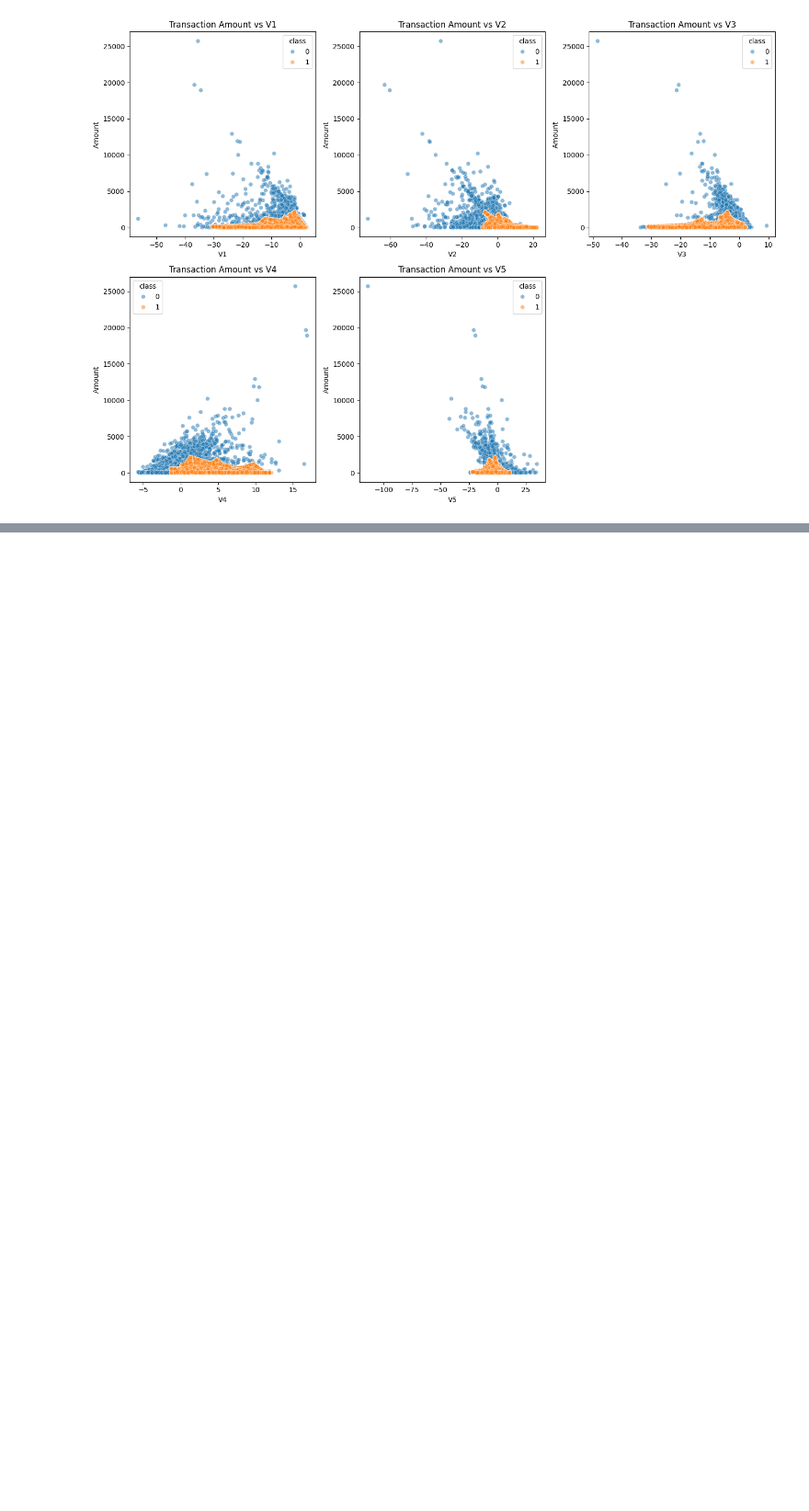
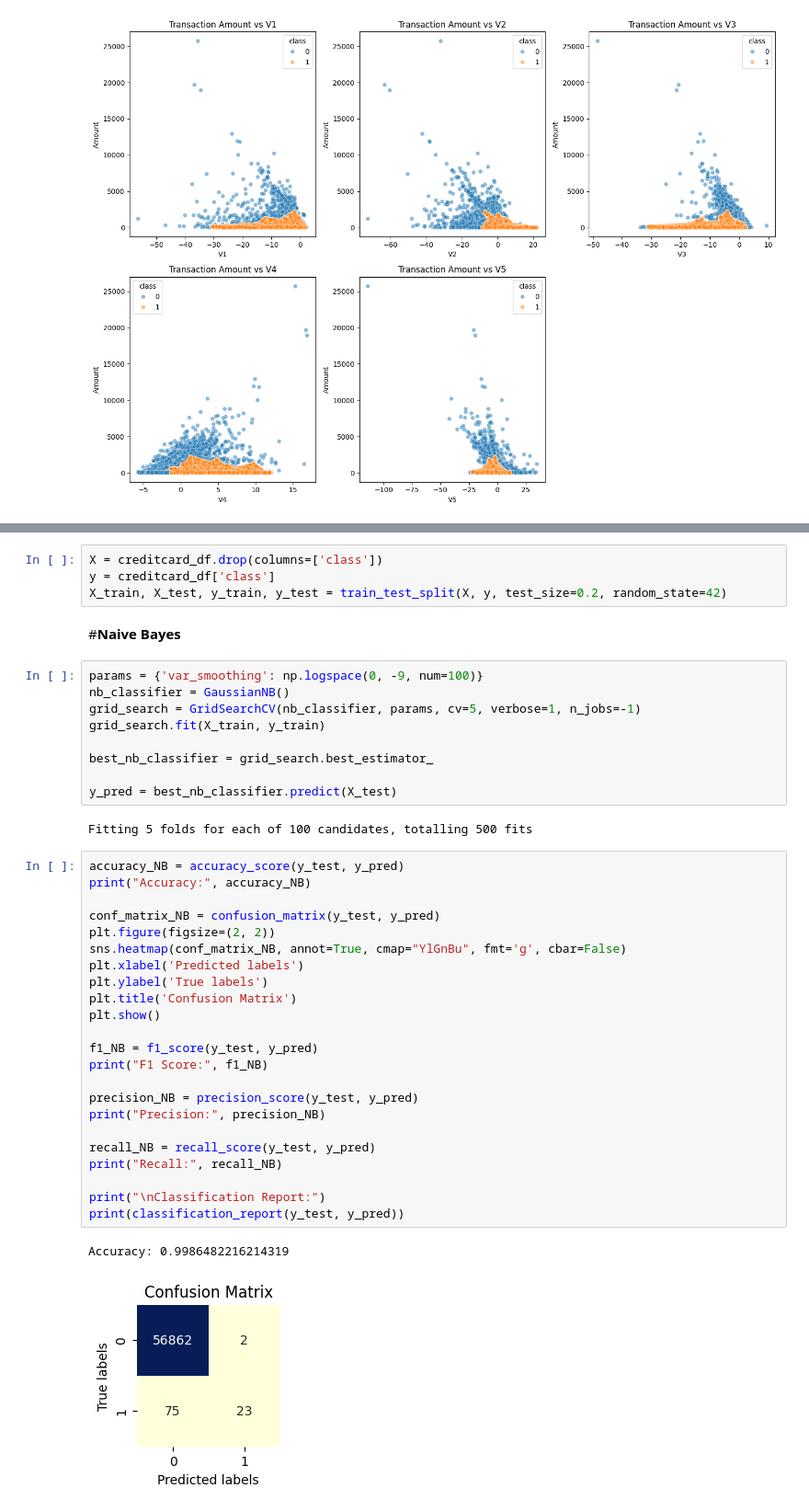
Before and after one commit to sidsharma1331/CSCI5502_Data_Mining_Project, a Jupyter notebook: CSCI5502_Project_Sharma_Tapas_Xia.ipynb, the cells around one changed output, grey strips where cells are left out. Shown at 92% size. Cells and saved outputs as stored; diff of their text form; blank space fills up the shorter version.

```diff
--- a/CSCI5502_Project_Sharma_Tapas_Xia.ipynb
+++ b/CSCI5502_Project_Sharma_Tapas_Xia.ipynb
@@ -408,0 +513,43 @@ plot_transaction_amount_vs_features(balanced_df)
+# %%
+X = creditcard_df.drop(columns=['class'])
+y = creditcard_df['class']
+X_train, X_test, y_train, y_test = train_test_split(X, y, test_size=0.2, random_state=42)
+# %% [markdown]
+#**Naive Bayes**
+# %%
+params = {'var_smoothing': np.logspace(0, -9, num=100)}
+nb_classifier = GaussianNB()
+grid_search = GridSearchCV(nb_classifier, params, cv=5, verbose=1, n_jobs=-1)
+grid_search.fit(X_train, y_train)
+
+best_nb_classifier = grid_search.best_estimator_
+
+y_pred = best_nb_classifier.predict(X_test)
+# %% [output]
+Fitting 5 folds for each of 100 candidates, totalling 500 fits
+# %%
+accuracy_NB = accuracy_score(y_test, y_pred)
+print("Accuracy:", accuracy_NB)
+
+conf_matrix_NB = confusion_matrix(y_test, y_pred)
+plt.figure(figsize=(2, 2))
+sns.heatmap(conf_matrix_NB, annot=True, cmap="YlGnBu", fmt='g', cbar=False)
+plt.xlabel('Predicted labels')
+plt.ylabel('True labels')
+plt.title('Confusion Matrix')
+plt.show()
+
+f1_NB = f1_score(y_test, y_pred)
+print("F1 Score:", f1_NB)
+
+precision_NB = precision_score(y_test, y_pred)
+print("Precision:", precision_NB)
+
+recall_NB = recall_score(y_test, y_pred)
+print("Recall:", recall_NB)
+
+print("\nClassification Report:")
+print(classification_report(y_test, y_pred))
+# %% [output]
+Accuracy: 0.9986482216214319
+[figure, added]
```
Also changed, not shown: parts of 94 cells of this notebook.
